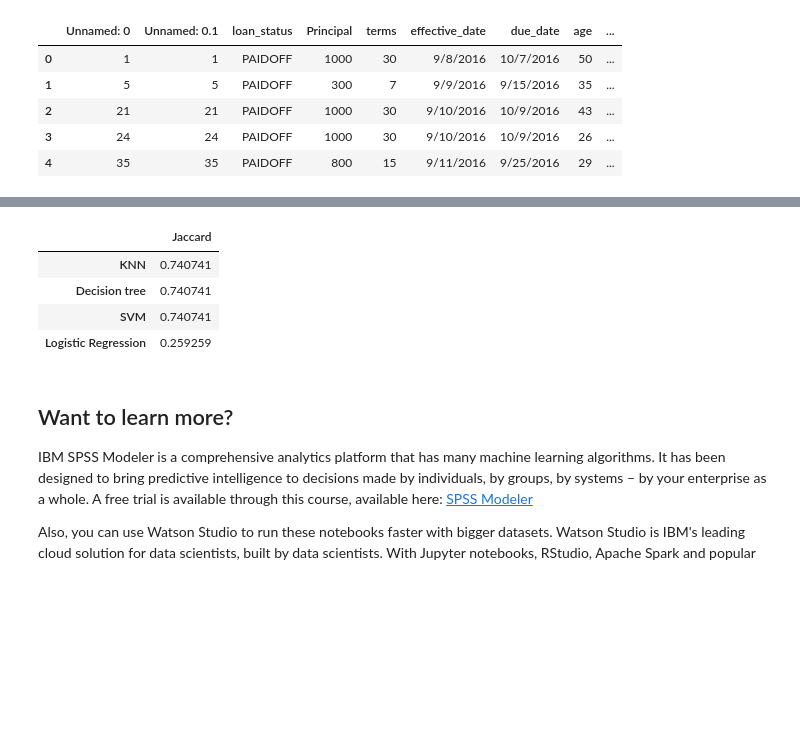
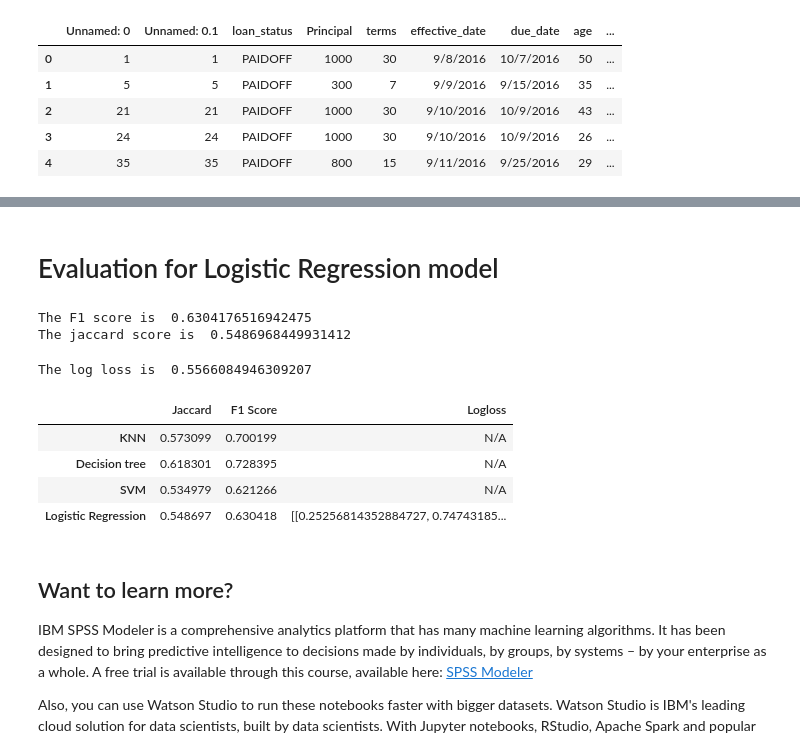
Before and after one commit to phaninukala/testrepo, a Jupyter notebook: ML0101EN-Proj-Loan-py-v1.ipynb, the cells around one changed output, grey strips where cells are left out. Drawn from its saved outputs; the diff is of its cells as text; code cells hidden in the pictures; blank space fills up the shorter version.

```diff
--- a/ML0101EN-Proj-Loan-py-v1.ipynb
+++ b/ML0101EN-Proj-Loan-py-v1.ipynb
@@ -593,14 +520,43 @@ testScore['Log jaccard']=metrics.accuracy_score(ytest,Yhat_LR)
+# %% [markdown]
+# Evaluation for Logistic Regression model
+# %%
+testScore['LG F1']=f1_score(y_test_2, yhat_LR, average='weighted')
+testScore['LG jaccard']=jaccard_score(y_test_2, yhat_LR, average= 'weighted')
+
+
+print('The F1 score is ',f1_score(y_test_2, yhat_LR, average='weighted'))
+print('The jaccard score is ',jaccard_score(y_test_2, yhat_LR, average= 'weighted'))
+# %% [output]
+The F1 score is  0.6304176516942475
+The jaccard score is  0.5486968449931412
+# %%
+# Replacing the values of the labels with binary values
+df['loan_status'].replace(to_replace=['COLLECTION','PAIDOFF'], value=[0,1], inplace = True)
+y_log_loss = df['loan_status'].values
+
+# Doing the same for the test labels
+test_df['loan_status'].replace(to_replace=['COLLECTION','PAIDOFF'], value=[0,1], inplace = True)
+y_test_2_log_loss = test_df['loan_status'].values
+# %%
+LR_log_loss = LogisticRegression(C=0.01, solver='liblinear').fit(X,y_log_loss)
+# %%
+yhat_LR_log_loss = LR_log_loss.predict_proba(X_test_2)
+
+testScore['Log LogLoss'] = yhat_LR_log_loss
+print('The log loss is ',log_loss(y_test_2_log_loss, yhat_LR_log_loss))
+# %% [output]
+The log loss is  0.5566084946309207
 # %%
-data= {'Jaccard':[testScore['KNN jaccard'], testScore['Tree jaccard'], testScore['SVM jaccard'], testScore['Log jaccard'] ] }
+data= {'Jaccard':[testScore['KNN jaccard'], testScore['Tree jaccard'], testScore['SVM jaccard'], testScore['LG jaccard'] ], 'F1 Score':[ testScore['KNN F1'],testScore['Tree F1'],testScore['SVM F1'], testScore['LG F1']], 'Logloss':['N/A', 'N/A', 'N/A',testScore['Log LogLoss']]  }
 
 df3 = pd.DataFrame(data, index = ['KNN', 'Decision tree', 'SVM', 'Logistic Regression'])
 df3
 # %% [output]
-|  | Jaccard |
-| KNN | 0.740741 |
-| Decision tree | 0.740741 |
-| SVM | 0.740741 |
-| Logistic Regression | 0.259259 |
+|  | Jaccard | F1 Score | Logloss |
+| KNN | 0.573099 | 0.700199 | N/A |
+| Decision tree | 0.618301 | 0.728395 | N/A |
+| SVM | 0.534979 | 0.621266 | N/A |
+| Logistic Regression | 0.548697 | 0.630418 | [[0.25256814352884727, 0.74743185... |
 # %% [markdown]
 <h2>Want to learn more?</h2>
 
```
Also changed, not shown: parts of 43 cells of this notebook.
